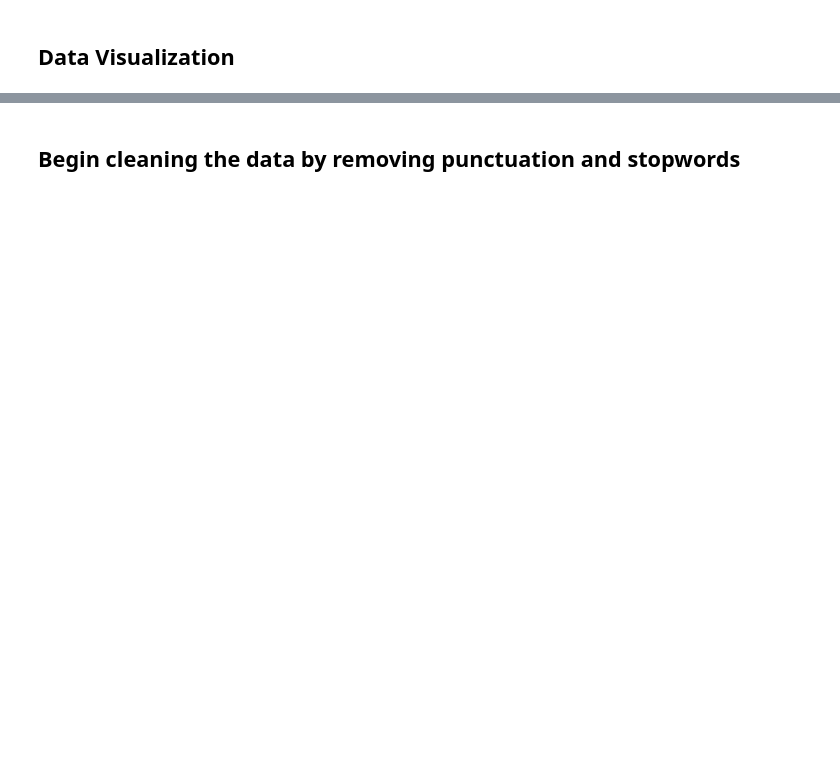
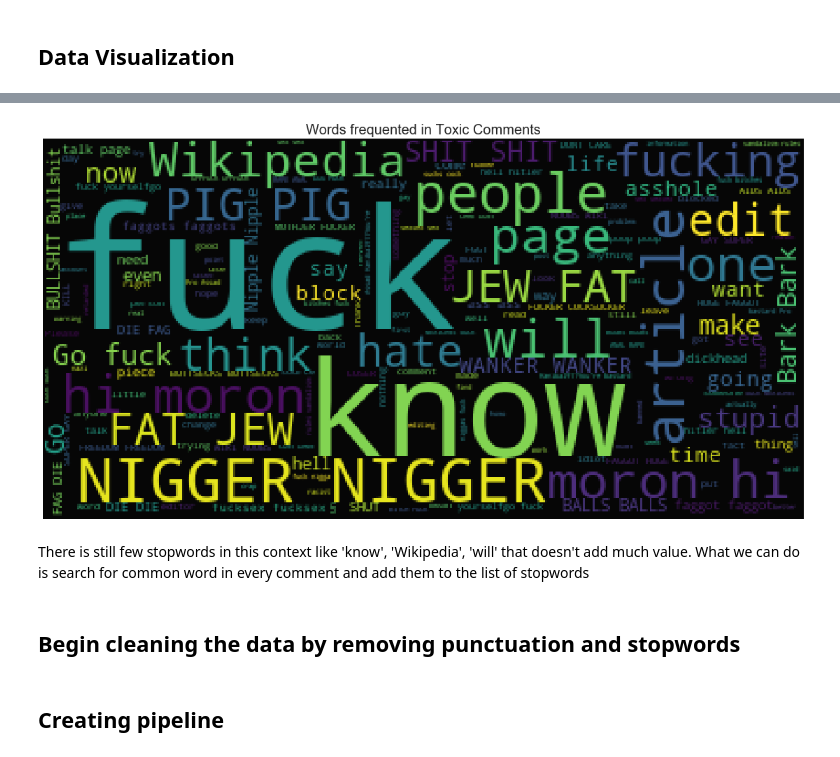
Before and after one commit to nyomie/Springboard, a Jupyter notebook: datasets/toxic comment/Toxic Comment EDA.ipynb, the cells around one changed output, grey strips where cells are left out. Saved outputs shown, nothing was run; the diff lists cells and outputs as text; code cells hidden in the pictures; blank space fills up the shorter version.

```diff
--- a/datasets/toxic comment/Toxic Comment EDA.ipynb
+++ b/datasets/toxic comment/Toxic Comment EDA.ipynb
@@ -138,3 +273,18 @@ It seems like the ones with '1' is toxic while the rest is neutral. Replace -1 w
+# %%
+#wordcloud for toxic comments
+subset=toxic_train[toxic_train.toxic==1]
+text=subset.comment_text.values
+wc= WordCloud(background_color="black",max_words=2000,stopwords=stopword)
+wc.generate(" ".join(text))
+plt.figure(figsize=(20,10))
+plt.axis("off")
+plt.title("Words frequented in Toxic Comments", fontsize=20)
+plt.imshow(wc.recolor(colormap= 'viridis' , random_state=17), alpha=0.98)
+plt.show()
+# %% [output]
+[figure, added]
+# %% [markdown]
+There is still few stopwords in this context like 'know', 'Wikipedia', 'will' that doesn't add much value. What we can do is search for common word in every comment and add them to the list of stopwords
 # %% [markdown]
 ## Begin cleaning the data by removing punctuation and stopwords
 # %%
@@ -155,3 +303,5 @@ def text_process(mess):
 
     # Now just remove any stopwords
     return [word for word in nopunc.split() if word.lower() not in stopwords.words('english')]
+# %% [markdown]
+## Creating pipeline
```
Also changed, not shown: parts of 37 cells of this notebook, 21 other files.
